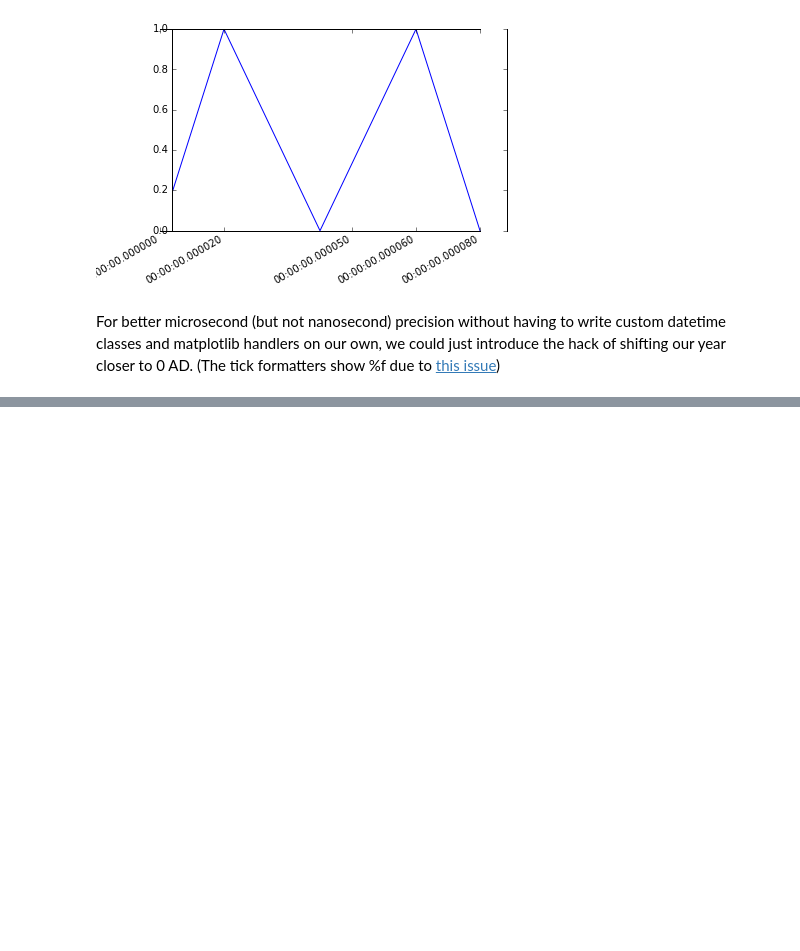
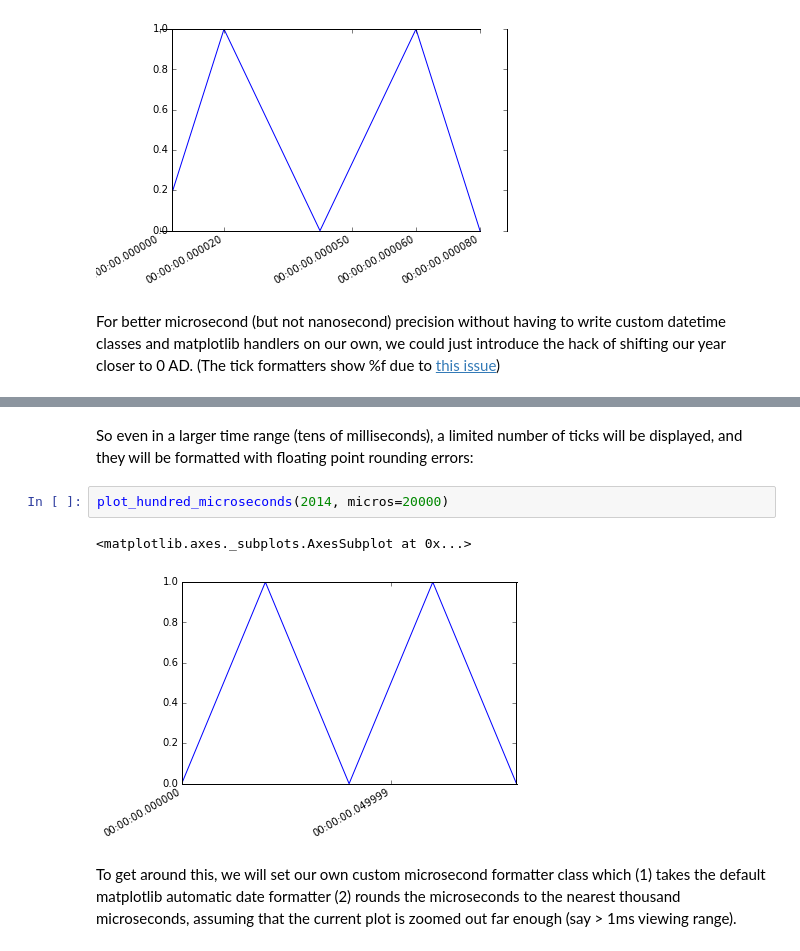
Before and after one commit to azjps/matplotlib-tick-formatters, a Jupyter notebook: notebooks/microsecond_precision.ipynb, the cells around one changed output, grey strips where cells are left out. Saved outputs shown, nothing was run; the diff lists cells and outputs as text; blank space fills up the shorter version.

```diff
--- a/notebooks/microsecond_precision.ipynb
+++ b/notebooks/microsecond_precision.ipynb
@@ -24,0 +38,11 @@ plot_hundred_microseconds(14)
+# %% [markdown]
+So even in a larger time range (tens of milliseconds), a limited number of ticks will be displayed, and they will be formatted with floating point rounding errors:
+# %%
+plot_hundred_microseconds(2014, micros=20000)
+# %% [output]
+<matplotlib.axes._subplots.AxesSubplot at 0x...>
+[figure, added]
+# %% [markdown]
+To get around this, we will set our own custom microsecond formatter class which
+(1) takes the default matplotlib automatic date formatter
+(2) rounds the microseconds to the nearest thousand microseconds, assuming that the current plot is zoomed out far enough (say > 1ms viewing range).
```
Also changed, not shown: parts of 9 cells of this notebook, 2 other files.
